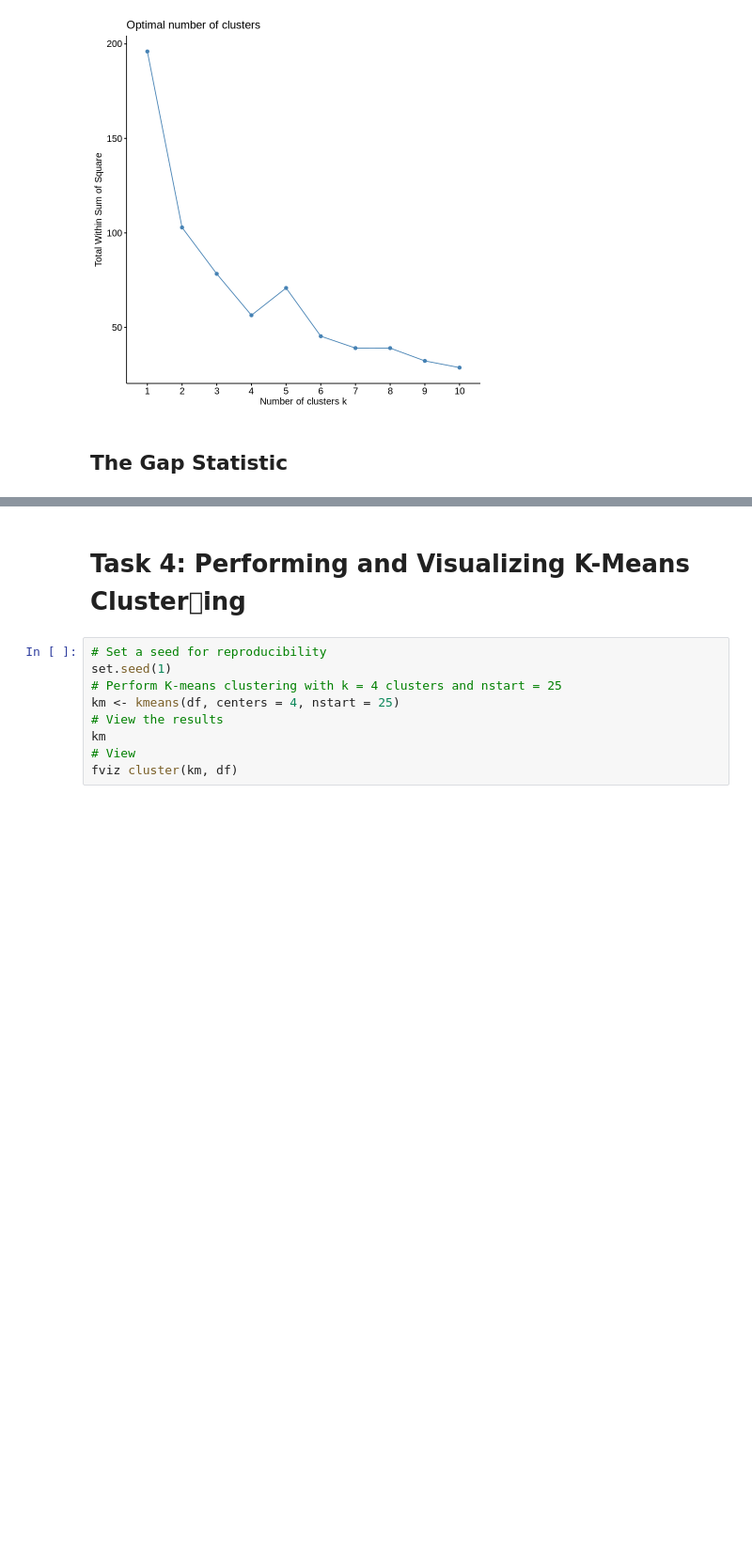
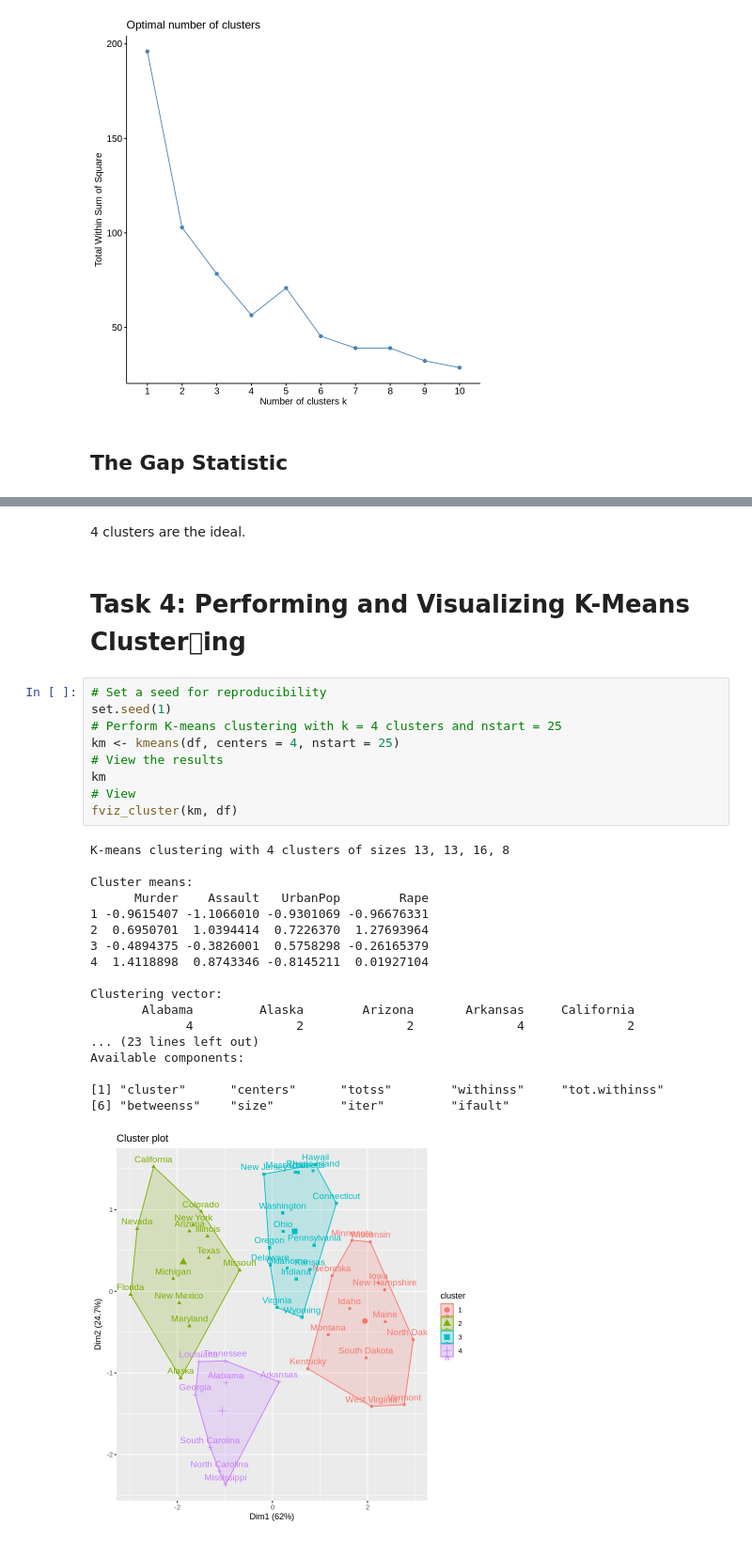
Before and after one commit to nieyangfei/EGG_Big_Data, a Jupyter notebook: lab6.ipynb, the cells around one changed output, grey strips where cells are left out. Shown at 94% size. Saved outputs shown, nothing was run; the diff lists cells and outputs as text; blank space fills up the shorter version.

```diff
--- a/lab6.ipynb
+++ b/lab6.ipynb
@@ -65 +68,3 @@ ERROR: Error in parse(text = input): <text>:3:6: unexpected symbol
+# %% [markdown]
+4 clusters are the ideal.
 # %% [markdown]
@@ -67,9 +72,28 @@ ERROR: Error in parse(text = input): <text>:3:6: unexpected symbol
 # %%
 # Set a seed for reproducibility
 set.seed(1)
 # Perform K-means clustering with k = 4 clusters and nstart = 25
 km <- kmeans(df, centers = 4, nstart = 25)
 # View the results
 km
 # View
-fviz cluster(km, df)
+fviz_cluster(km, df)
+# %% [output]
+K-means clustering with 4 clusters of sizes 13, 13, 16, 8
+
+Cluster means:
+      Murder    Assault   UrbanPop        Rape
+1 -0.9615407 -1.1066010 -0.9301069 -0.96676331
+2  0.6950701  1.0394414  0.7226370  1.27693964
+3 -0.4894375 -0.3826001  0.5758298 -0.26165379
+4  1.4118898  0.8743346 -0.8145211  0.01927104
+
+Clustering vector:
+       Alabama         Alaska        Arizona       Arkansas     California
+             4              2              2              4              2
+... (23 lines left out)
+Available components:
+
+[1] "cluster"      "centers"      "totss"        "withinss"     "tot.withinss"
+[6] "betweenss"    "size"         "iter"         "ifault"
+[figure, added]
```
Also changed, not shown: parts of 12 cells of this notebook.
